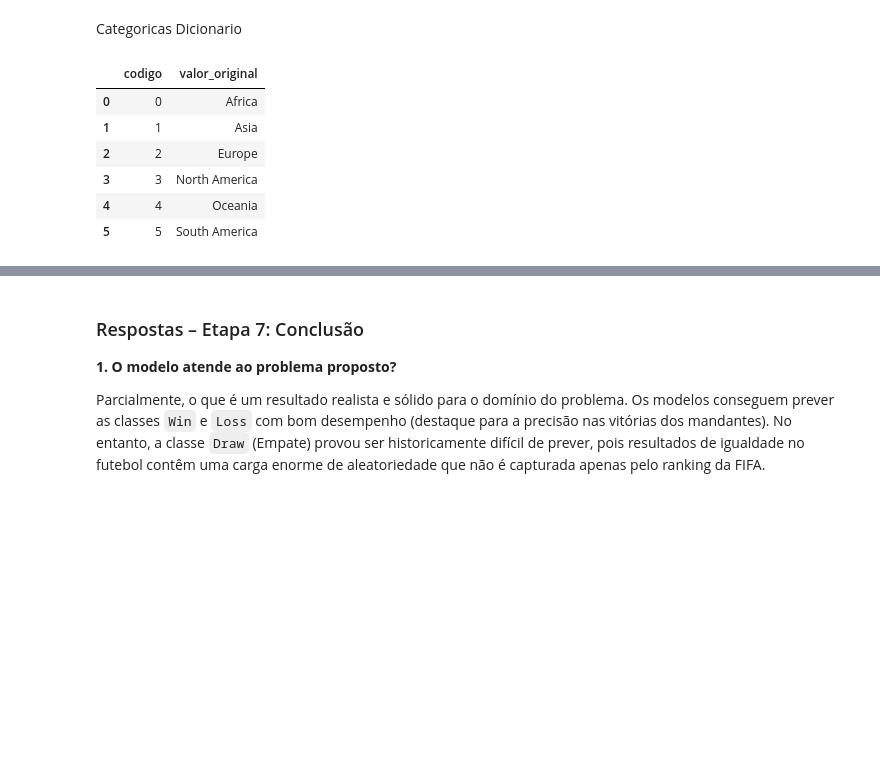
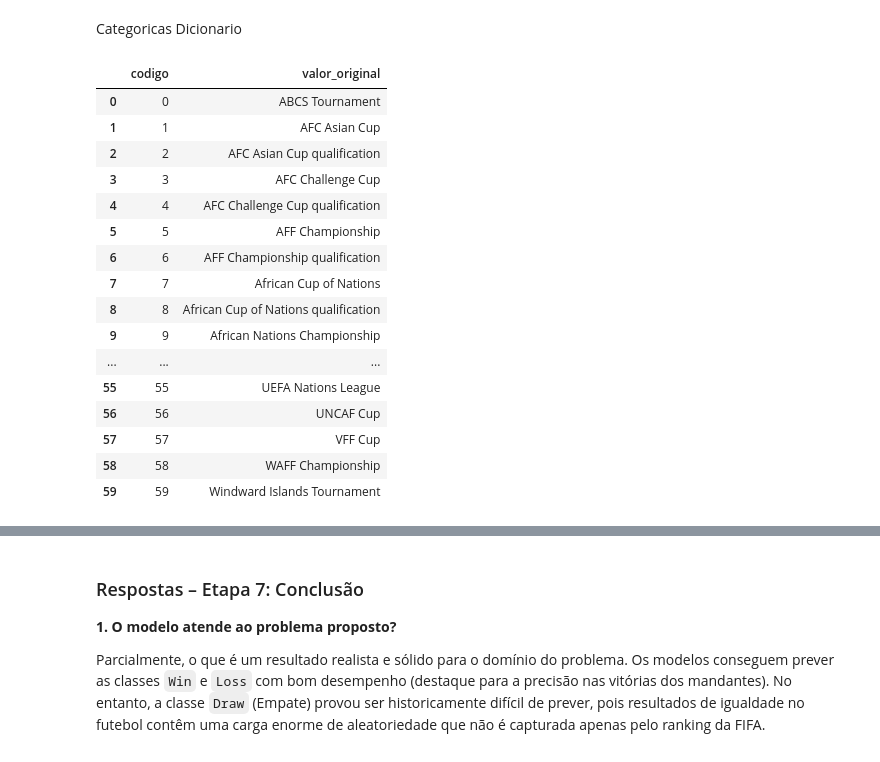
Before and after one commit to thiagoeu/minerra-o, a Jupyter notebook: mineracao_copa_mundo_final_v2.ipynb, the cells around one changed output, grey strips where cells are left out. Cells and saved outputs as stored; diff of their text form; code cells hidden in the pictures; blank space fills up the shorter version.

```diff
--- a/mineracao_copa_mundo_final_v2.ipynb
+++ b/mineracao_copa_mundo_final_v2.ipynb
@@ -998,20 +997,30 @@ Categoricas Dicionario
 # %%
 def criar_tabela_encoder(nome_coluna):
     le = encoders[nome_coluna]
     return pd.DataFrame({
         "codigo": range(len(le.classes_)),
         "valor_original": le.classes_
     })
 
-criar_tabela_encoder('home_team_continent')
+criar_tabela_encoder('tournament')
 # %% [output]
 |  | codigo | valor_original |
-| 0 | 0 | Africa |
-| 1 | 1 | Asia |
-| 2 | 2 | Europe |
-| 3 | 3 | North America |
-| 4 | 4 | Oceania |
-| 5 | 5 | South America |
+| 0 | 0 | ABCS Tournament |
+| 1 | 1 | AFC Asian Cup |
+| 2 | 2 | AFC Asian Cup qualification |
+| 3 | 3 | AFC Challenge Cup |
+| 4 | 4 | AFC Challenge Cup qualification |
+| 5 | 5 | AFF Championship |
+| 6 | 6 | AFF Championship qualification |
+| 7 | 7 | African Cup of Nations |
+| 8 | 8 | African Cup of Nations qualification |
+| 9 | 9 | African Nations Championship |
+| ... | ... | ... |
+| 55 | 55 | UEFA Nations League |
+| 56 | 56 | UNCAF Cup |
+| 57 | 57 | VFF Cup |
+| 58 | 58 | WAFF Championship |
+| 59 | 59 | Windward Islands Tournament |
 # %%
 exemplo = {
     'peso_recencia': 1,
```
Also changed, not shown: parts of 7 cells of this notebook, 3 other files.
